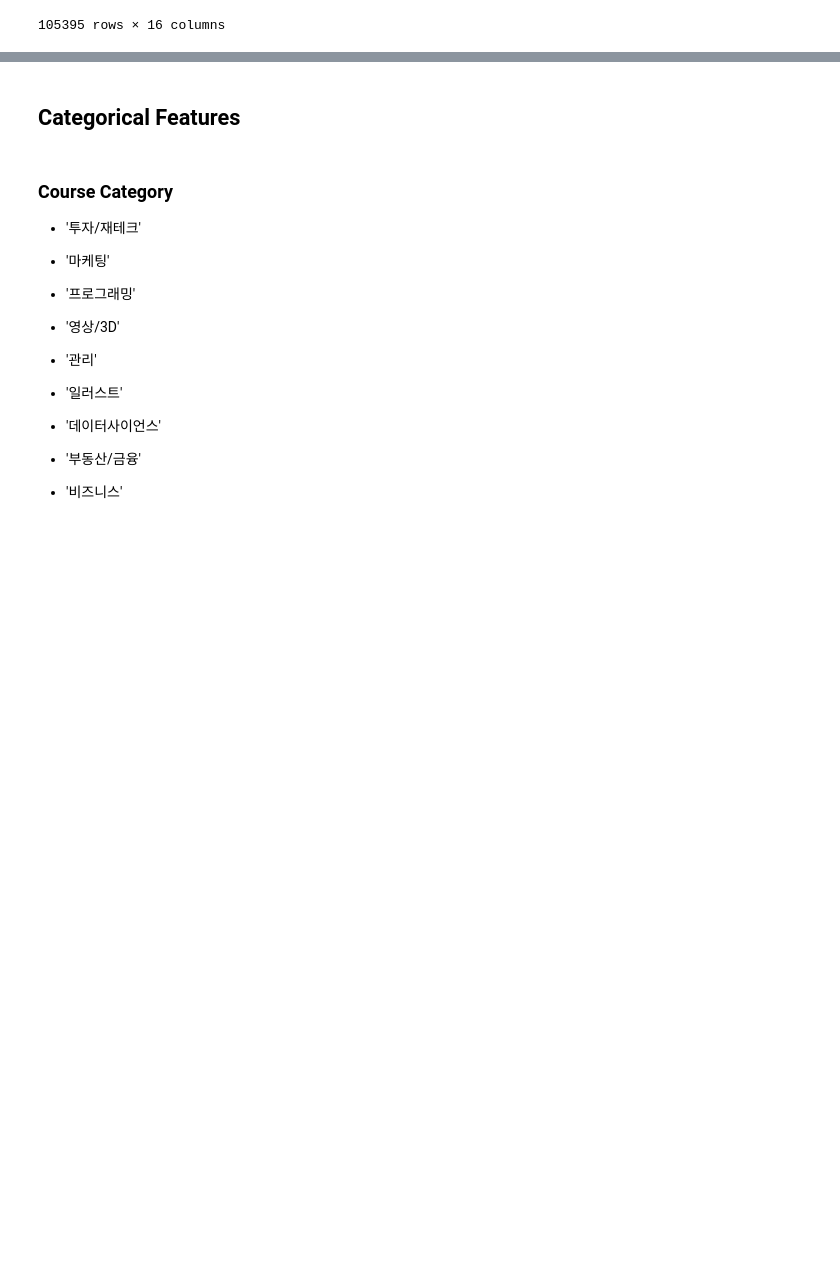
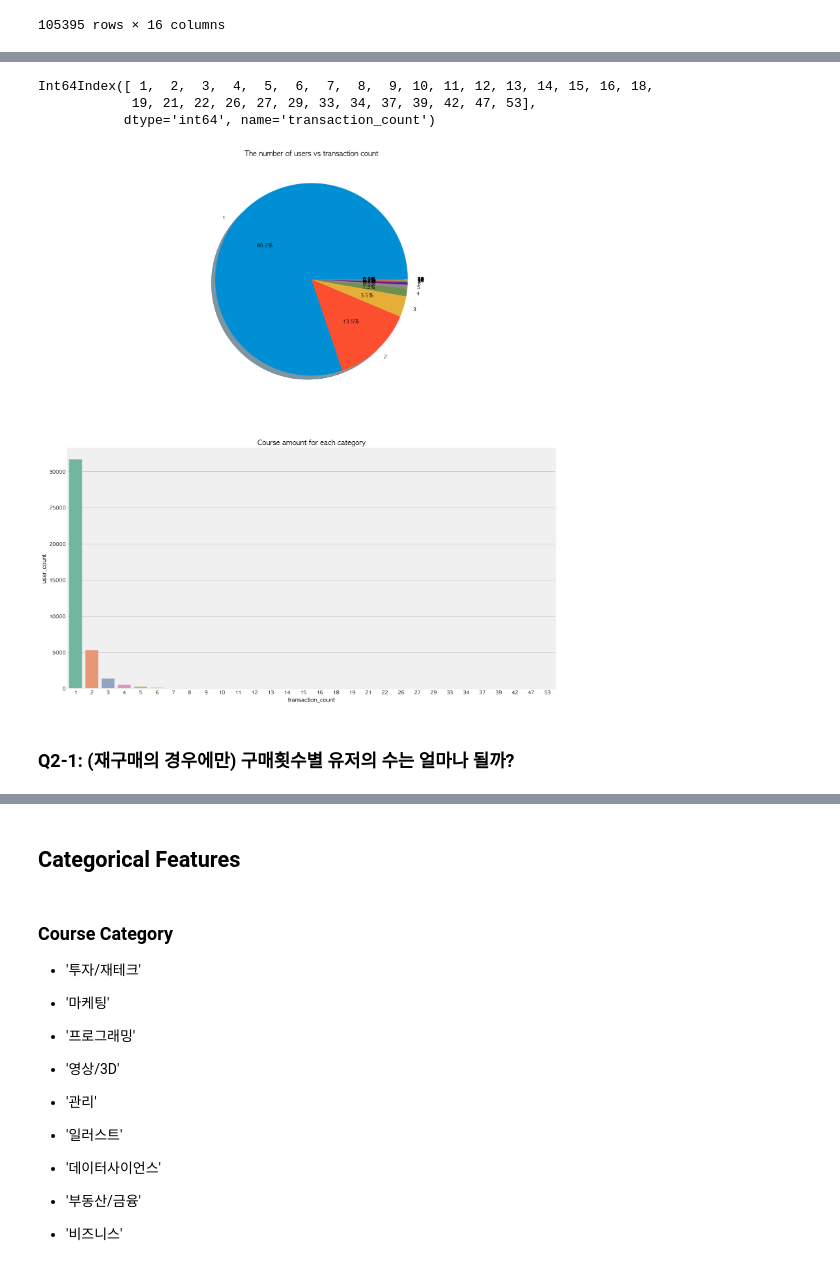
Before and after one commit to jaeseung11/Fastcampus-EDA, a Jupyter notebook: PJT_cj.ipynb, the cells around one changed output, grey strips where cells are left out. Cells and saved outputs as stored; diff of their text form; code cells hidden in the pictures; blank space fills up the shorter version.

```diff
--- a/PJT_cj.ipynb
+++ b/PJT_cj.ipynb
@@ -502,0 +687,8 @@ df[df.course_title.isnull()]
+# %%
+sales = pd.pivot_table(
+    data=df3, values=['transaction_amount', 'sale_price', 'coupon_discount_amount'], index='transaction_count', aggfunc=[sum, np.mean]
+)
+sales.columns = ['_'.join([item[1], item[0]]) for item in sales.columns.values]
+sales['user_count'] = sales['sale_price_sum'] / sales['sale_price_mean'] / sales.index
+sales = sales.astype({'user_count': int})
+sales
@@ -502,0 +714,18 @@ df[df.course_title.isnull()]
+# %%
+sales.index
+# %% [output]
+Int64Index([ 1,  2,  3,  4,  5,  6,  7,  8,  9, 10, 11, 12, 13, 14, 15, 16, 18,
+            19, 21, 22, 26, 27, 29, 33, 34, 37, 39, 42, 47, 53],
+           dtype='int64', name='transaction_count')
+# %%
+_, ax = plt.subplots(2, 1, figsize=(16,20))
+ax[0].pie(sales.user_count, labels=sales.index,
+          autopct='%1.1f%%', shadow=True)
+ax[0].set_title('The number of users vs transaction count')
+sns.barplot(data=sales, x=sales.index, y='user_count', ax=ax[1], palette='Set2')
+ax[1].set_title('Course amount for each category')
+plt.show()
+# %% [output]
+[figure, added]
+# %% [markdown]
+### Q2-1: (재구매의 경우에만) 구매횟수별 유저의 수는 얼마나 될까?
```
Also changed, not shown: parts of 93 cells of this notebook.
